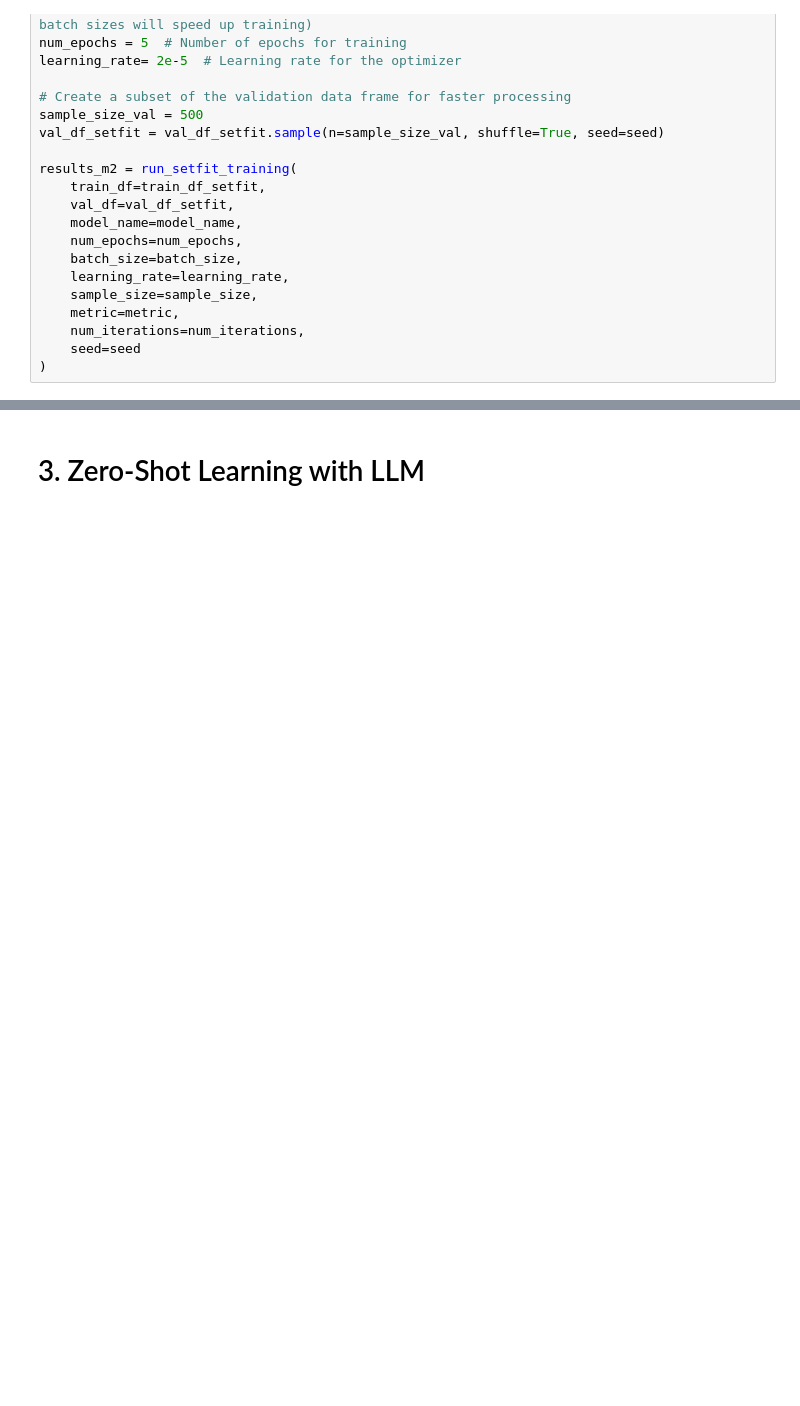
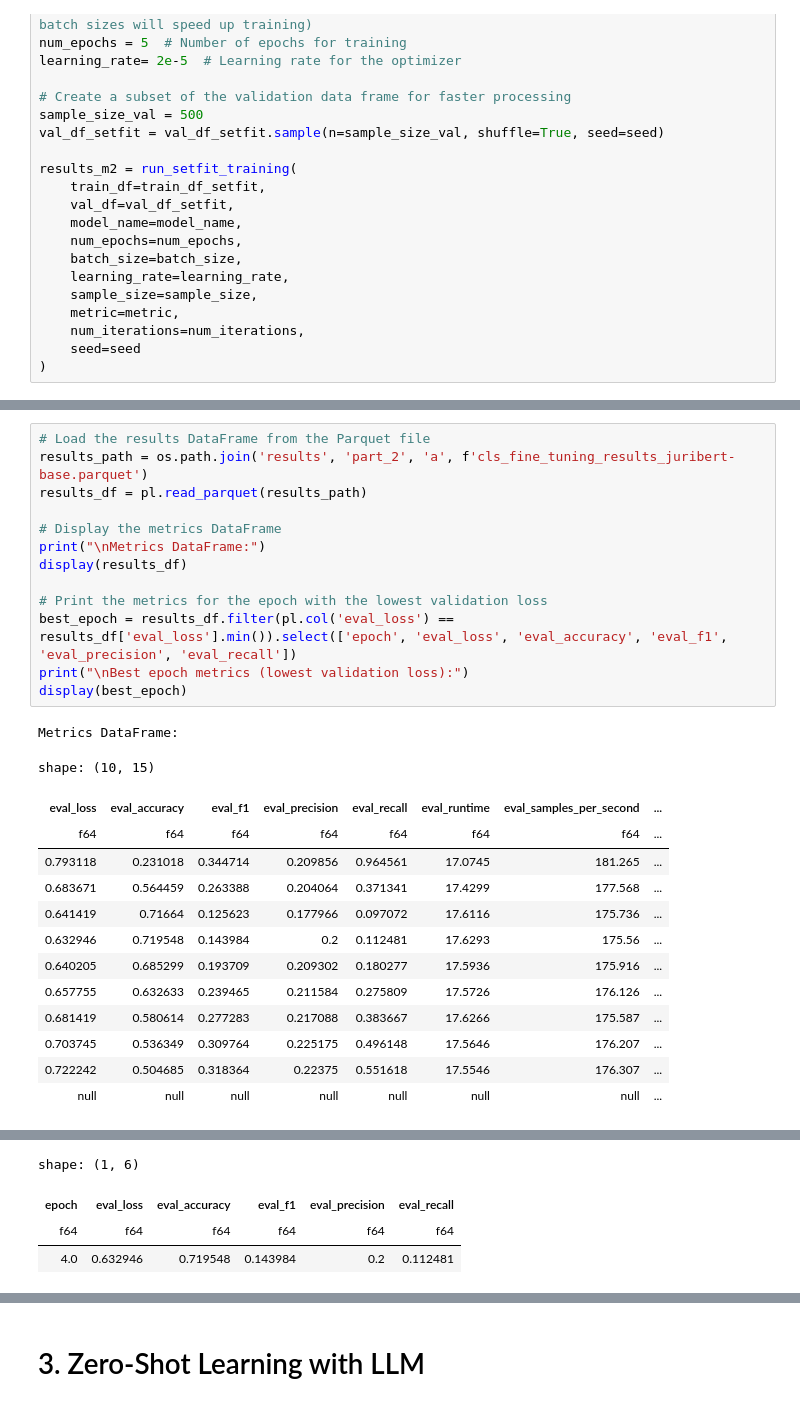
Before and after one commit to pablo-fdz/adv_nlp_final_assessment, a Jupyter notebook: part_2_ds_challenge.ipynb, the cells around one changed output, grey strips where cells are left out. Saved outputs shown, nothing was run; the diff lists cells and outputs as text; blank space fills up the shorter version.

```diff
--- a/part_2_ds_challenge.ipynb
+++ b/part_2_ds_challenge.ipynb
@@ -573,0 +957,28 @@ NameError: name 'results_m3' is not defined
+# %%
+# Load the results DataFrame from the Parquet file
+results_path = os.path.join('results', 'part_2', 'a', f'cls_fine_tuning_results_juribert-base.parquet')
+results_df = pl.read_parquet(results_path)
+
+# Display the metrics DataFrame
+print("\nMetrics DataFrame:")
+display(results_df)
+
+# Print the metrics for the epoch with the lowest validation loss
+best_epoch = results_df.filter(pl.col('eval_loss') == results_df['eval_loss'].min()).select(['epoch', 'eval_loss', 'eval_accuracy', 'eval_f1', 'eval_precision', 'eval_recall'])
+print("\nBest epoch metrics (lowest validation loss):")
+display(best_epoch)
+# %% [output]
+Metrics DataFrame:
+shape: (10, 15)
+| eval_loss | eval_accuracy | eval_f1 | eval_precision | eval_recall | eval_runtime | eval_samples_per_second | ... |
+| f64 | f64 | f64 | f64 | f64 | f64 | f64 | ... |
+| 0.793118 | 0.231018 | 0.344714 | 0.209856 | 0.964561 | 17.0745 | 181.265 | ... |
+| 0.683671 | 0.564459 | 0.263388 | 0.204064 | 0.371341 | 17.4299 | 177.568 | ... |
+| 0.641419 | 0.71664 | 0.125623 | 0.177966 | 0.097072 | 17.6116 | 175.736 | ... |
+| 0.632946 | 0.719548 | 0.143984 | 0.2 | 0.112481 | 17.6293 | 175.56 | ... |
+| 0.640205 | 0.685299 | 0.193709 | 0.209302 | 0.180277 | 17.5936 | 175.916 | ... |
+| 0.657755 | 0.632633 | 0.239465 | 0.211584 | 0.275809 | 17.5726 | 176.126 | ... |
+| 0.681419 | 0.580614 | 0.277283 | 0.217088 | 0.383667 | 17.6266 | 175.587 | ... |
+| 0.703745 | 0.536349 | 0.309764 | 0.225175 | 0.496148 | 17.5646 | 176.207 | ... |
+| 0.722242 | 0.504685 | 0.318364 | 0.22375 | 0.551618 | 17.5546 | 176.307 | ... |
+| null | null | null | null | null | null | null | ... |
@@ -574,3 +986,7 @@ NameError: name 'results_m3' is not defined
+shape: (1, 6)
+| epoch | eval_loss | eval_accuracy | eval_f1 | eval_precision | eval_recall |
+| f64 | f64 | f64 | f64 | f64 | f64 |
+| 4.0 | 0.632946 | 0.719548 | 0.143984 | 0.2 | 0.112481 |
 # %% [markdown]
 # 2. Dataset Augmentation
 
```
Also changed, not shown: parts of 42 cells of this notebook, 5 other files.
